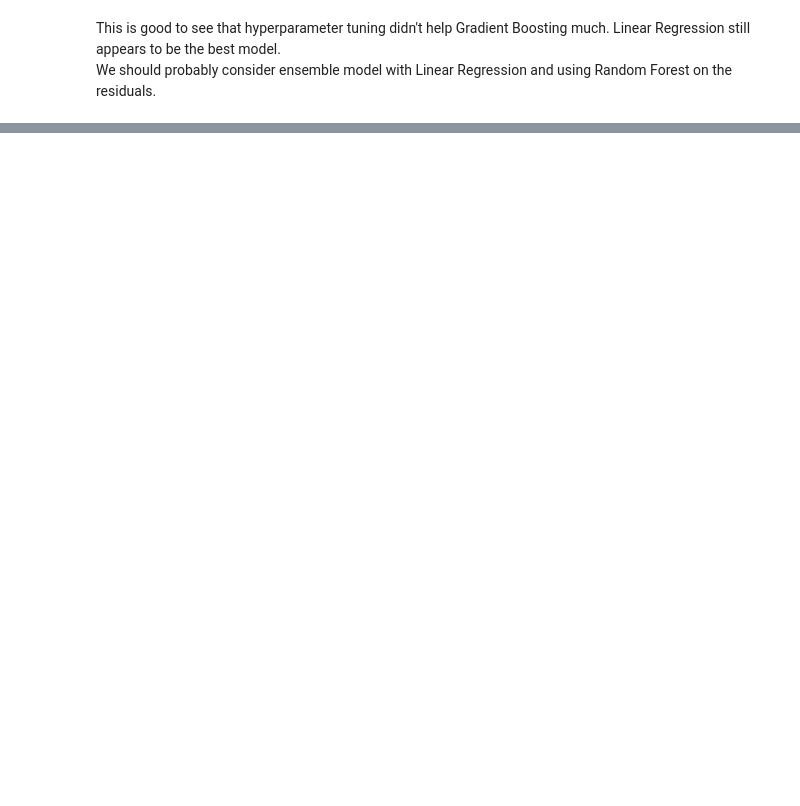
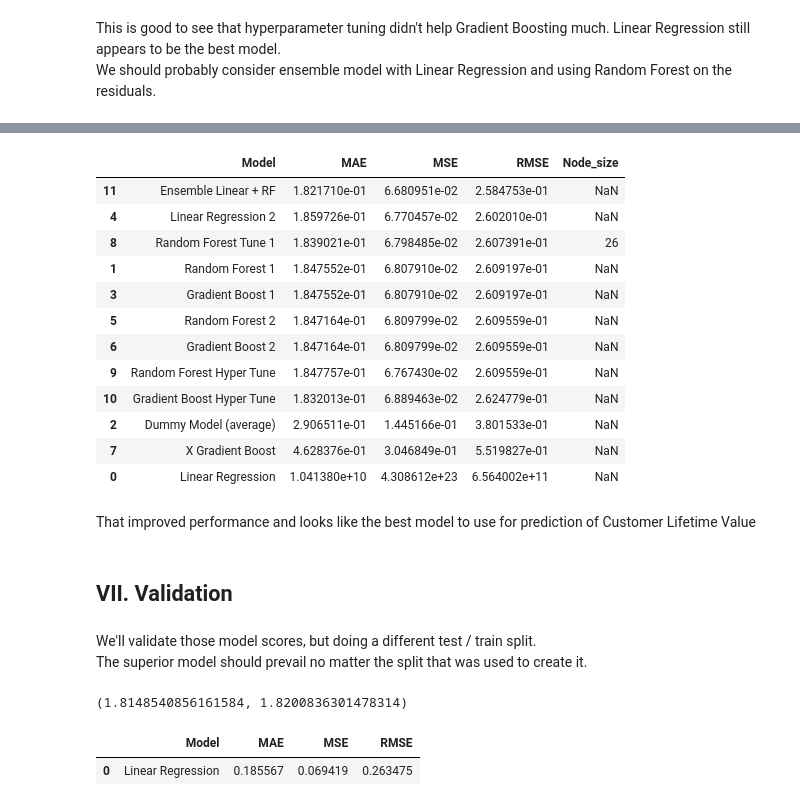
Before and after one commit to shahinrostami/Shopify-CLV, a Jupyter notebook: Cap2_PreProcessing_Modeling.ipynb, the cells around one changed output, grey strips where cells are left out. Saved outputs shown, nothing was run; the diff lists cells and outputs as text; code cells hidden in the pictures; blank space fills up the shorter version.

```diff
--- a/Cap2_PreProcessing_Modeling.ipynb
+++ b/Cap2_PreProcessing_Modeling.ipynb
@@ -1107,0 +1125,47 @@ We should probably consider ensemble model with Linear Regression and using Rand
+# %%
+## make predictions on the test set
+forecast_train = lm5.predict(X1_train)
+# %%
+# calculate residuals from that test set
+residual = y_train - forecast_train
+# %%
+# feed residuals and x_train to RF Regressoor
+rf_res = RandomForestRegressor(min_samples_leaf=26)
+model11_rf = rf_res.fit(X1_train,residual)
+# %%
+# use ensemble of Linear regressor and RF regressor on test data
+res_pred11_rf = rf_res.predict(X1_test)
+forecast_m11 = lm5.predict(X1_test) + res_pred11_rf
+# %%
+# calculate errors
+# Mean Absolute Error
+MAE11 = mean_absolute_error(y_test, forecast_m11)
+# Mean Squared Error
+MSE11 = mean_squared_error(y_test, forecast_m11)
+# root mean squared error
+RMSE11 = MSE11**0.5
+
+# append to the performance dataframe and print the DF to compare
+perform = perform.append({'Model':'Ensemble Linear + RF', 'MAE':MAE11, 'MSE':MSE11, 'RMSE':RMSE11}, ignore_index=True)
+perform.sort_values('RMSE', ascending=True)
+# %% [output]
+|  | Model | MAE | MSE | RMSE | Node_size |
+| 11 | Ensemble Linear + RF | 1.821710e-01 | 6.680951e-02 | 2.584753e-01 | NaN |
+| 4 | Linear Regression 2 | 1.859726e-01 | 6.770457e-02 | 2.602010e-01 | NaN |
+| 8 | Random Forest Tune 1 | 1.839021e-01 | 6.798485e-02 | 2.607391e-01 | 26 |
+| 1 | Random Forest 1 | 1.847552e-01 | 6.807910e-02 | 2.609197e-01 | NaN |
+| 3 | Gradient Boost 1 | 1.847552e-01 | 6.807910e-02 | 2.609197e-01 | NaN |
+| 5 | Random Forest 2 | 1.847164e-01 | 6.809799e-02 | 2.609559e-01 | NaN |
+| 6 | Gradient Boost 2 | 1.847164e-01 | 6.809799e-02 | 2.609559e-01 | NaN |
+| 9 | Random Forest Hyper Tune | 1.847757e-01 | 6.767430e-02 | 2.609559e-01 | NaN |
+| 10 | Gradient Boost Hyper Tune | 1.832013e-01 | 6.889463e-02 | 2.624779e-01 | NaN |
+| 2 | Dummy Model (average) | 2.906511e-01 | 1.445166e-01 | 3.801533e-01 | NaN |
+| 7 | X Gradient Boost | 4.628376e-01 | 3.046849e-01 | 5.519827e-01 | NaN |
+| 0 | Linear Regression | 1.041380e+10 | 4.308612e+23 | 6.564002e+11 | NaN |
+# %% [markdown]
+That improved performance and looks like the best model to use for prediction of Customer Lifetime Value
+# %% [markdown]
+## VII. Validation
+# %% [markdown]
+We'll validate those model scores, but doing a different test / train split. <br>
+The superior model should prevail no matter the split that was used to create it.
@@ -1107,0 +1175,32 @@ We should probably consider ensemble model with Linear Regression and using Rand
+# %%
+# redo the test / train split
+# let's scale the X values
+scaler1 = preprocessing.StandardScaler().fit(X1)
+X1_scaled=scaler1.transform(X1)
+
+# split the X and y values again - USING A DIFFERENT RANDOM STATE
+X2_train, X2_test, y2_train, y2_test = train_test_split(X1_scaled, y, test_size=0.20, random_state=33)
+# check the mean values of the y to make sure this is a good split
+y2_train.mean(), y2_test.mean()
+# %% [output]
+(1.8148540856161584, 1.8200836301478314)
+# %%
+# build the linear regression model
+lm12 = linear_model.LinearRegression()
+model12 = lm12.fit(X2_train,y2_train)
+# predicted results from the first model on the X_test values
+y12_pred = model12.predict(X2_test)
+
+# Mean Absolute Error
+MAE = mean_absolute_error(y2_test, y12_pred)
+# Mean Squared Error
+MSE = mean_squared_error(y2_test, y12_pred)
+# Root Mean Squared Error
+RMSE = MSE**0.5
+
+# add scores to new performance dataframe
+valid = valid.append({'Model':'Linear Regression', 'MAE':MAE, 'MSE':MSE, 'RMSE':RMSE}, ignore_index=True)
+valid.sort_values('RMSE', ascending=True)
+# %% [output]
+|  | Model | MAE | MSE | RMSE |
+| 0 | Linear Regression | 0.185567 | 0.069419 | 0.263475 |
```
Also changed, not shown: parts of 28 cells of this notebook.
